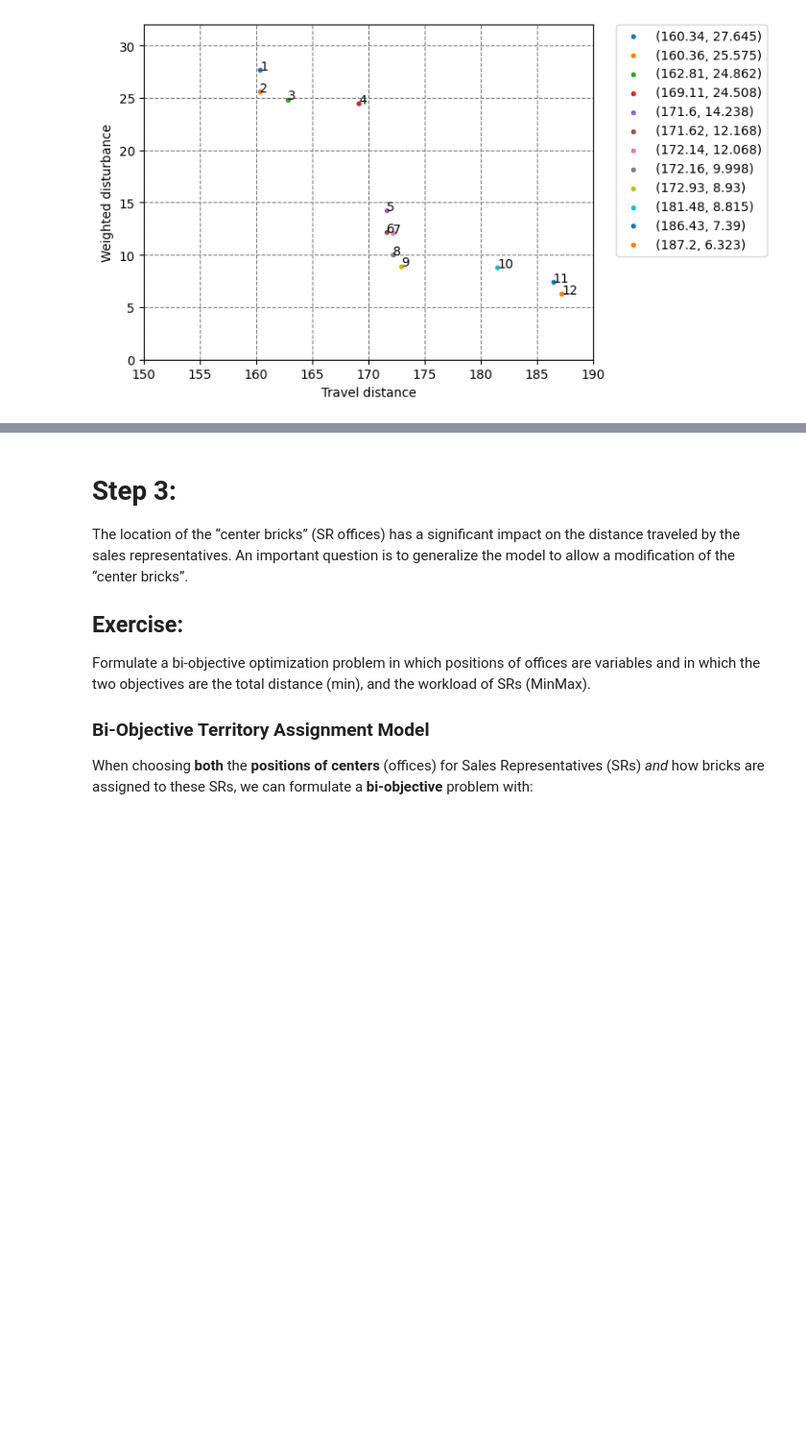
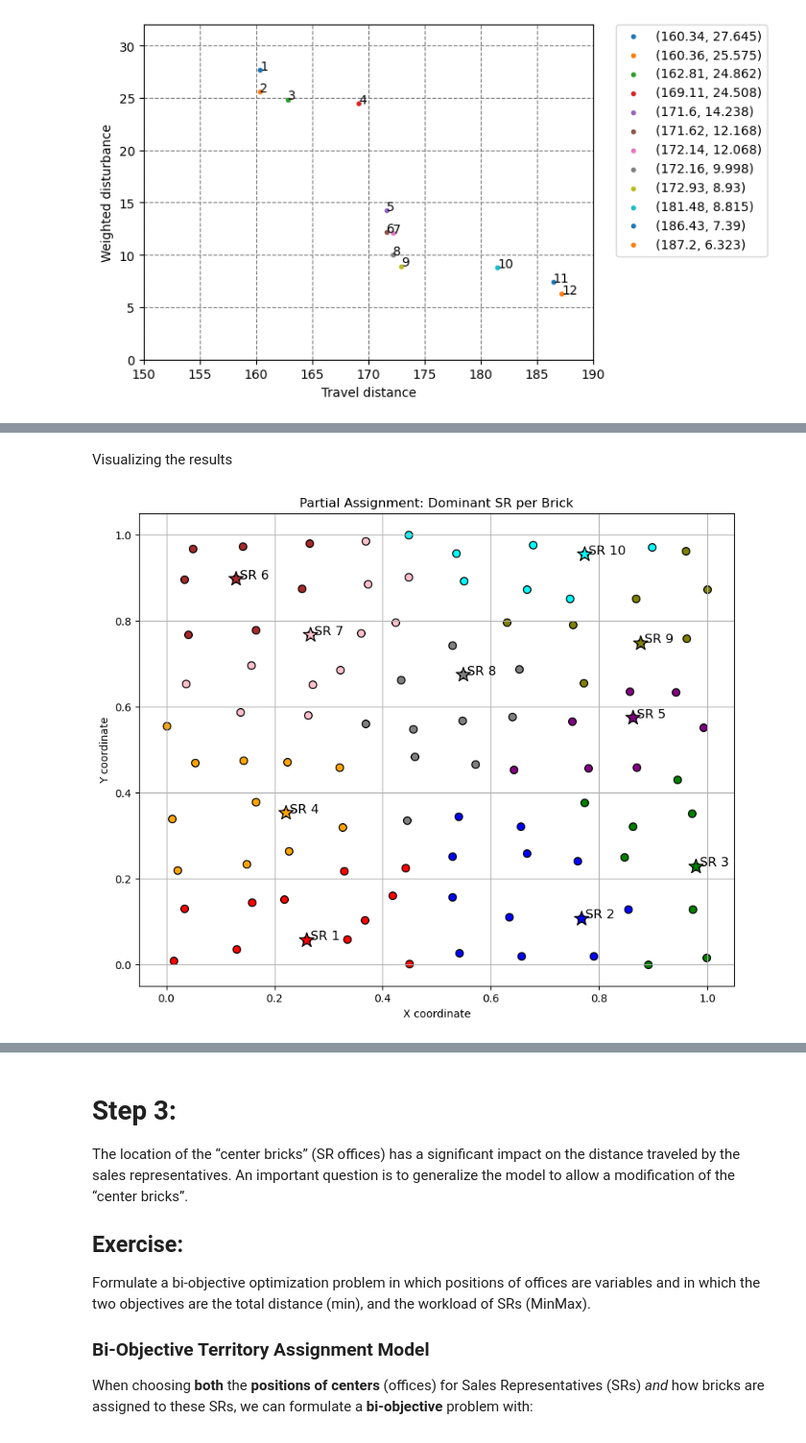
Before and after one commit to LucasTramonte/Decision-systems, a Jupyter notebook: main.ipynb, the cells around one changed output, grey strips where cells are left out. Shown at 96% size. Drawn from its saved outputs; the diff is of its cells as text; code cells hidden in the pictures; blank space fills up the shorter version.

```diff
--- a/main.ipynb
+++ b/main.ipynb
@@ -1232,0 +923,38 @@ No optimal solution found. (Status: 3)
+# %% [markdown]
+Visualizing the results
+# %%
+# Determine for each brick the SR with the highest assigned fraction in the partial model.
+assigned_sr_partial = {}
+for j in bricks:
+    max_val = 0
+    best_sr = None
+    for i in SRs:
+        val = X_partial[(i, j)].x
+        if val > max_val:
+            max_val = val
+            best_sr = i
+    assigned_sr_partial[j] = best_sr
+
+colors = ['red', 'blue', 'green', 'orange', 'purple',
+          'brown', 'pink', 'gray', 'olive', 'cyan']
+
+plt.figure(figsize=(10, 8))
+for _, row in df.iterrows():
+    j = int(row["brick_id"])
+    sr = assigned_sr_partial[j]
+    plt.scatter(row["x"], row["y"], color=colors[sr - 1], s=50, edgecolor='k')
+
+# Also plot the office locations
+for sr in SRs:
+    office_x, office_y = sr_office[sr]
+    plt.scatter(office_x, office_y, color=colors[sr - 1],
+                marker='*', s=200, edgecolor='k')
+    plt.text(office_x, office_y, f" SR {sr}", fontsize=12)
+
+plt.xlabel("X coordinate")
+plt.ylabel("Y coordinate")
+plt.title("Partial Assignment: Dominant SR per Brick")
+plt.grid(True)
+plt.show()
+# %% [output]
+[figure, added]
```
Also changed, not shown: parts of 46 cells of this notebook, 2 other files.
